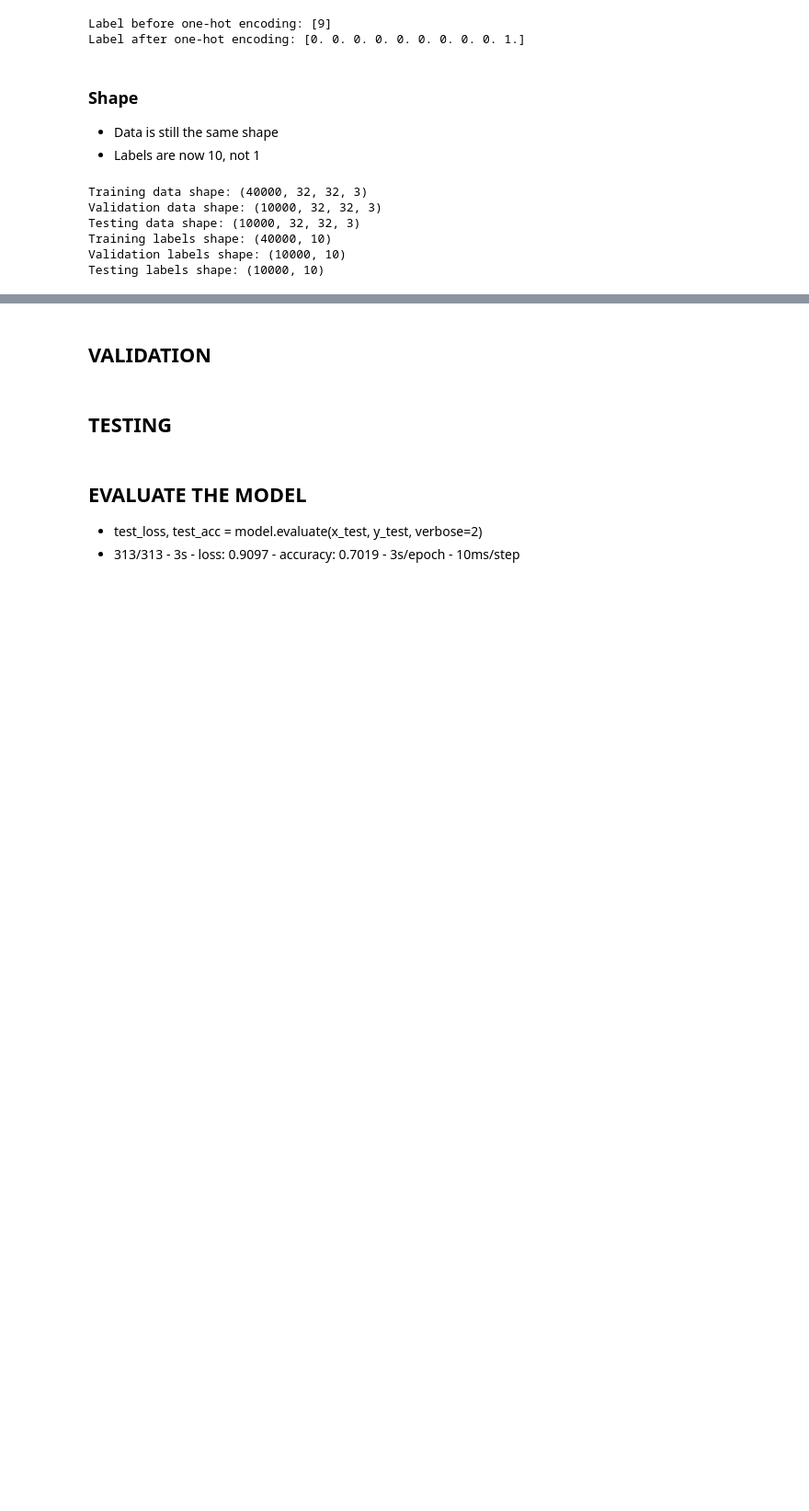
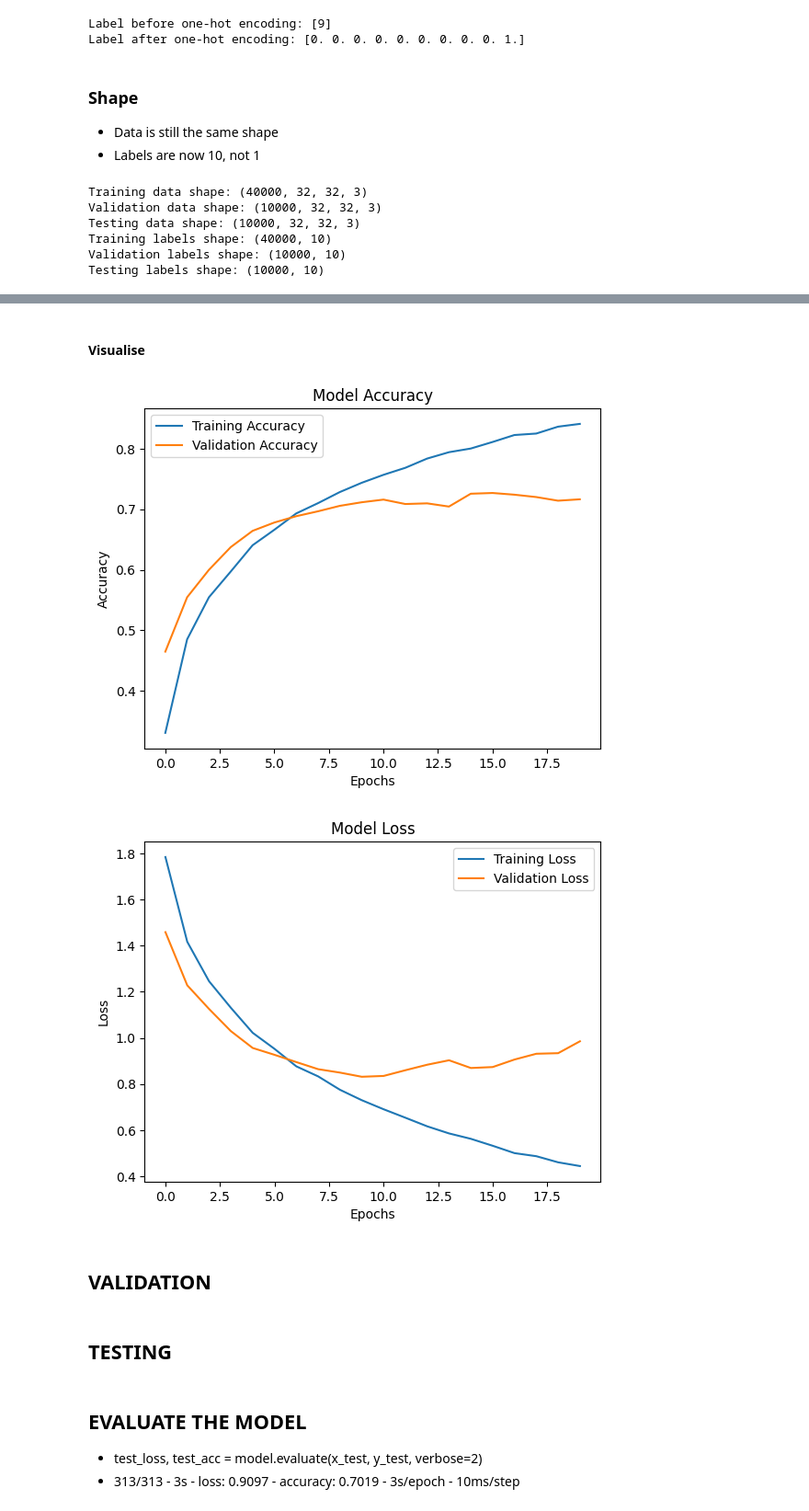
Before and after one commit to mariaingold/ObjectRecognition, a Jupyter notebook: 11_object_recognition.ipynb, the cells around one changed output, grey strips where cells are left out. Shown: that part at 92% size. Saved outputs shown, nothing was run; the diff lists cells and outputs as text; code cells hidden in the pictures; blank space fills up the shorter version.

Commit message:
Model 1 - baseline

```diff
--- a/11_object_recognition.ipynb
+++ b/11_object_recognition.ipynb
@@ -311,0 +377,7 @@ Testing labels shape: (10000, 10)
+# %%
+# Compile the model
+model.compile(
+    optimizer=Adam(learning_rate=0.001), # Adaptive learning rate optimizer
+    loss='categorical_crossentropy',     # Loss function for multi-class classification
+    metrics=['accuracy']                 # Metric to track during training
+)
@@ -311,0 +388,9 @@ Testing labels shape: (10000, 10)
+# %%
+# Train the model
+history = model.fit(
+    x_train, y_train,                         # Training data and labels
+    validation_data=(x_validate, y_validate), # Validation data and labels
+    epochs=20,                                # Number of epochs (you can adjust this)
+    batch_size=64,                            # Number of samples per batch
+    verbose=1                                 # Print training progress
+)
@@ -312,3 +415,26 @@ Testing labels shape: (10000, 10)
+# %% [markdown]
+#### Visualise
+# %%
+# Plot training and validation accuracy
+plt.plot(history.history['accuracy'], label='Training Accuracy')
+plt.plot(history.history['val_accuracy'], label='Validation Accuracy')
+plt.title('Model Accuracy')
+plt.xlabel('Epochs')
+plt.ylabel('Accuracy')
+plt.legend()
+plt.show()
+
+# Plot training and validation loss
+plt.plot(history.history['loss'], label='Training Loss')
+plt.plot(history.history['val_loss'], label='Validation Loss')
+plt.title('Model Loss')
+plt.xlabel('Epochs')
+plt.ylabel('Loss')
+plt.legend()
+plt.show()
+# %% [output]
+[figure, added]
+[figure, added]
 # %% [markdown]
 ## VALIDATION
 # %% [markdown]
```
Also changed, not shown: parts of 14 cells of this notebook.
